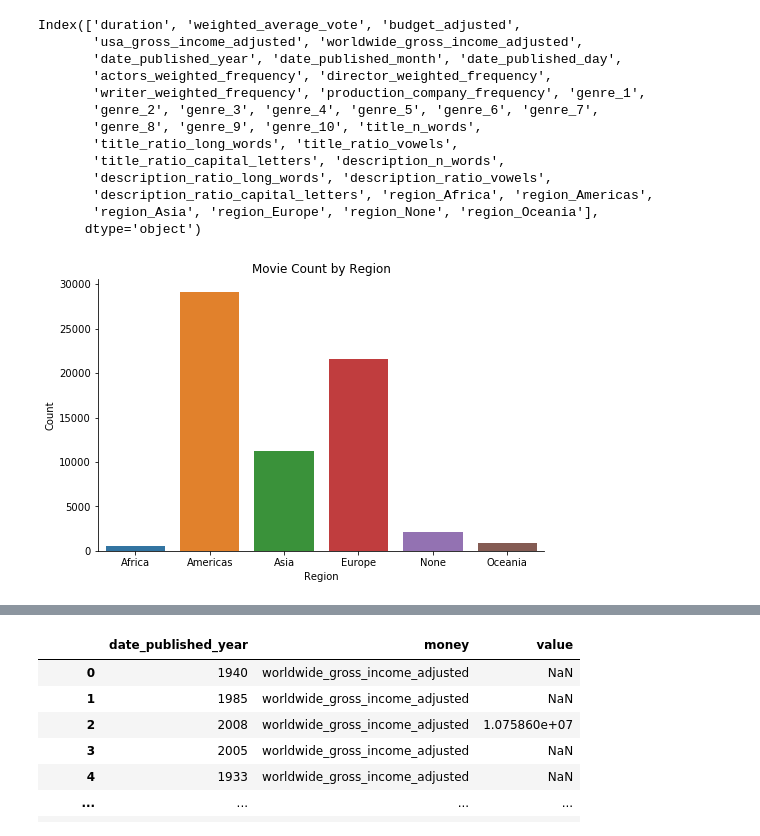
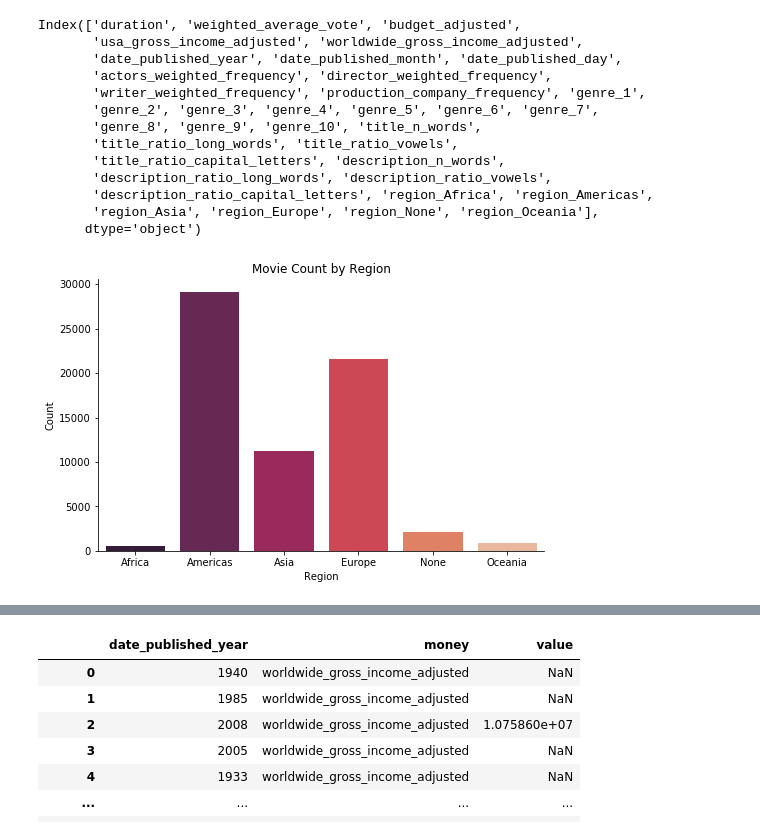
Before and after one commit to Saharae/Final-Project-Group2, a Jupyter notebook: sahara-ensley-individual-project/Code/plotting.ipynb, the cells around one changed output, grey strips where cells are left out. Cells and saved outputs as stored; diff of their text form; code cells hidden in the pictures.

```diff
--- a/sahara-ensley-individual-project/Code/plotting.ipynb
+++ b/sahara-ensley-individual-project/Code/plotting.ipynb
@@ -35,17 +35,19 @@ Index(['duration', 'weighted_average_vote', 'budget_adjusted',
        'description_ratio_capital_letters', 'region_Africa', 'region_Americas',
        'region_Asia', 'region_Europe', 'region_None', 'region_Oceania'],
       dtype='object')
+# %%
+wes.set_palette('Darjeeling1')
 # %%
 fig, ax = plt.subplots(nrows = 1, ncols = 1, figsize = (8,5))
 regions = df[['region_Africa', 'region_Americas',
        'region_Asia', 'region_Europe', 'region_None', 'region_Oceania']].sum()
 labs = [x[x.find('_')+1:] for x in regions.index]
-sns.barplot(x = labs, y = regions.values, ax = ax)
+sns.barplot(x = labs, y = regions.values, ax = ax, palette = 'rocket')
 ax.set_title("Movie Count by Region")
 ax.set_xlabel('Region')
 ax.set_ylabel('Count')
 sns.despine()
 # %% [output]
-[figure, old version]
+[figure, new version]
 # %%
 fig, ax = plt.subplots(nrows = 1, ncols = 1, figsize = (10,10))
```
Also changed, not shown: parts of 14 cells of this notebook, 1 other file.
